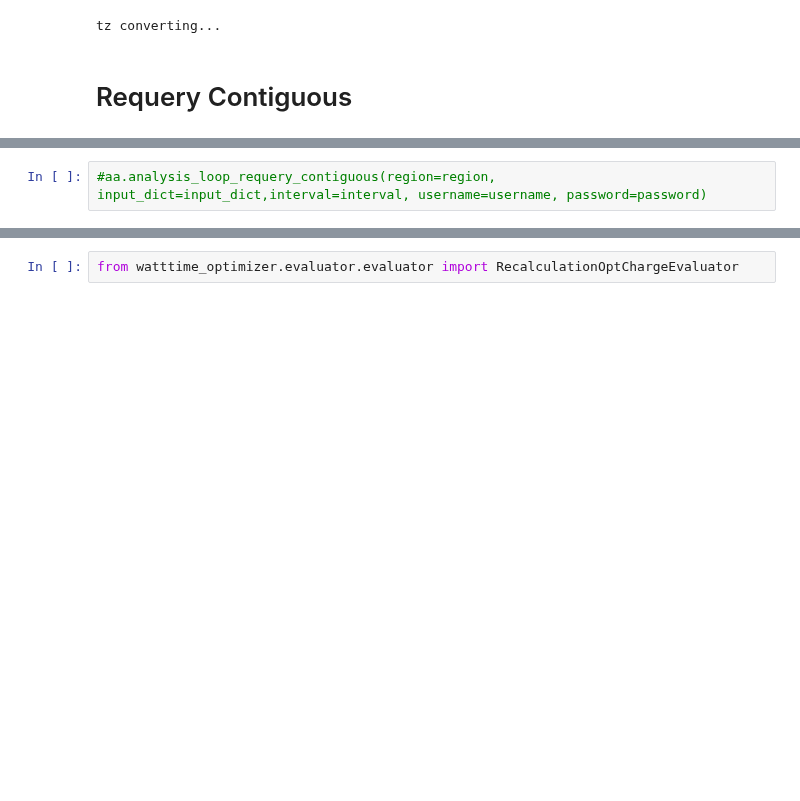
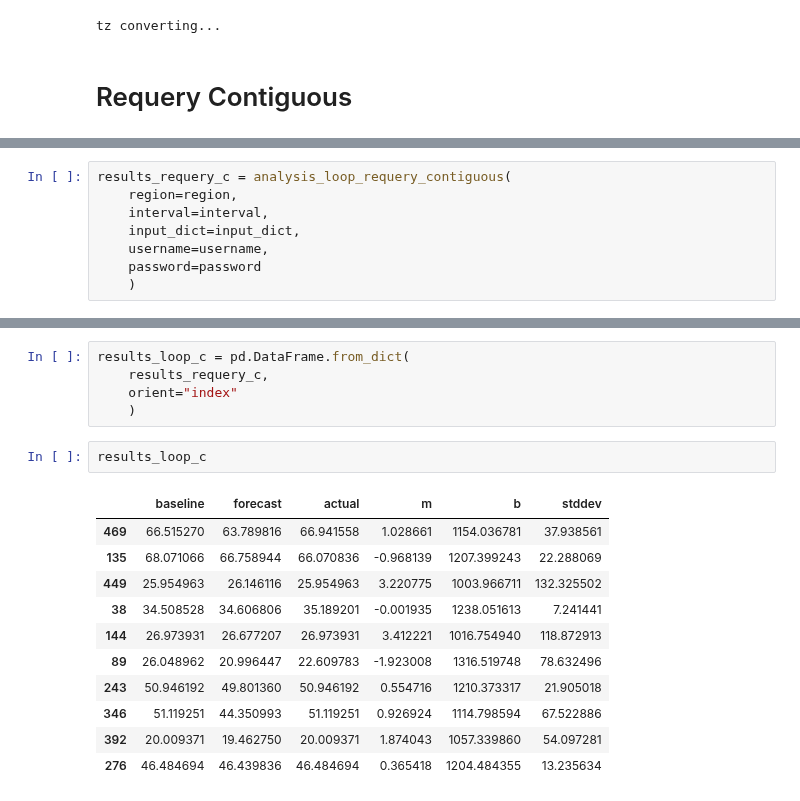
Before and after one commit to WattTime/watttime-python-client, a Jupyter notebook: watttime_optimizer/notebooks/synthetic_data.ipynb, the cells around one changed output, grey strips where cells are left out. Saved outputs shown, nothing was run; the diff lists cells and outputs as text; blank space fills up the shorter version.

Commit message:
contigous analysis loop working with conversion to int

```diff
--- a/watttime_optimizer/notebooks/synthetic_data.ipynb
+++ b/watttime_optimizer/notebooks/synthetic_data.ipynb
@@ -257,2 +303,8 @@ tz converting...
 # %%
-#aa.analysis_loop_requery_contiguous(region=region, input_dict=input_dict,interval=interval, username=username, password=password)
+results_requery_c = analysis_loop_requery_contiguous(
+    region=region,
+    interval=interval,
+    input_dict=input_dict,
+    username=username,
+    password=password
+    )
@@ -259,2 +328,19 @@ tz converting...
-# %%
-from watttime_optimizer.evaluator.evaluator import RecalculationOptChargeEvaluator
+# %%
+results_loop_c = pd.DataFrame.from_dict(
+    results_requery_c,
+    orient="index"
+    )
+# %%
+results_loop_c
+# %% [output]
+|  | baseline | forecast | actual | m | b | stddev |
+| 469 | 66.515270 | 63.789816 | 66.941558 | 1.028661 | 1154.036781 | 37.938561 |
+| 135 | 68.071066 | 66.758944 | 66.070836 | -0.968139 | 1207.399243 | 22.288069 |
+| 449 | 25.954963 | 26.146116 | 25.954963 | 3.220775 | 1003.966711 | 132.325502 |
+| 38 | 34.508528 | 34.606806 | 35.189201 | -0.001935 | 1238.051613 | 7.241441 |
+| 144 | 26.973931 | 26.677207 | 26.973931 | 3.412221 | 1016.754940 | 118.872913 |
+| 89 | 26.048962 | 20.996447 | 22.609783 | -1.923008 | 1316.519748 | 78.632496 |
+| 243 | 50.946192 | 49.801360 | 50.946192 | 0.554716 | 1210.373317 | 21.905018 |
+| 346 | 51.119251 | 44.350993 | 51.119251 | 0.926924 | 1114.798594 | 67.522886 |
+| 392 | 20.009371 | 19.462750 | 20.009371 | 1.874043 | 1057.339860 | 54.097281 |
+| 276 | 46.484694 | 46.439836 | 46.484694 | 0.365418 | 1204.484355 | 13.235634 |
```
Also changed, not shown: parts of 10 cells of this notebook, 1 other file.
